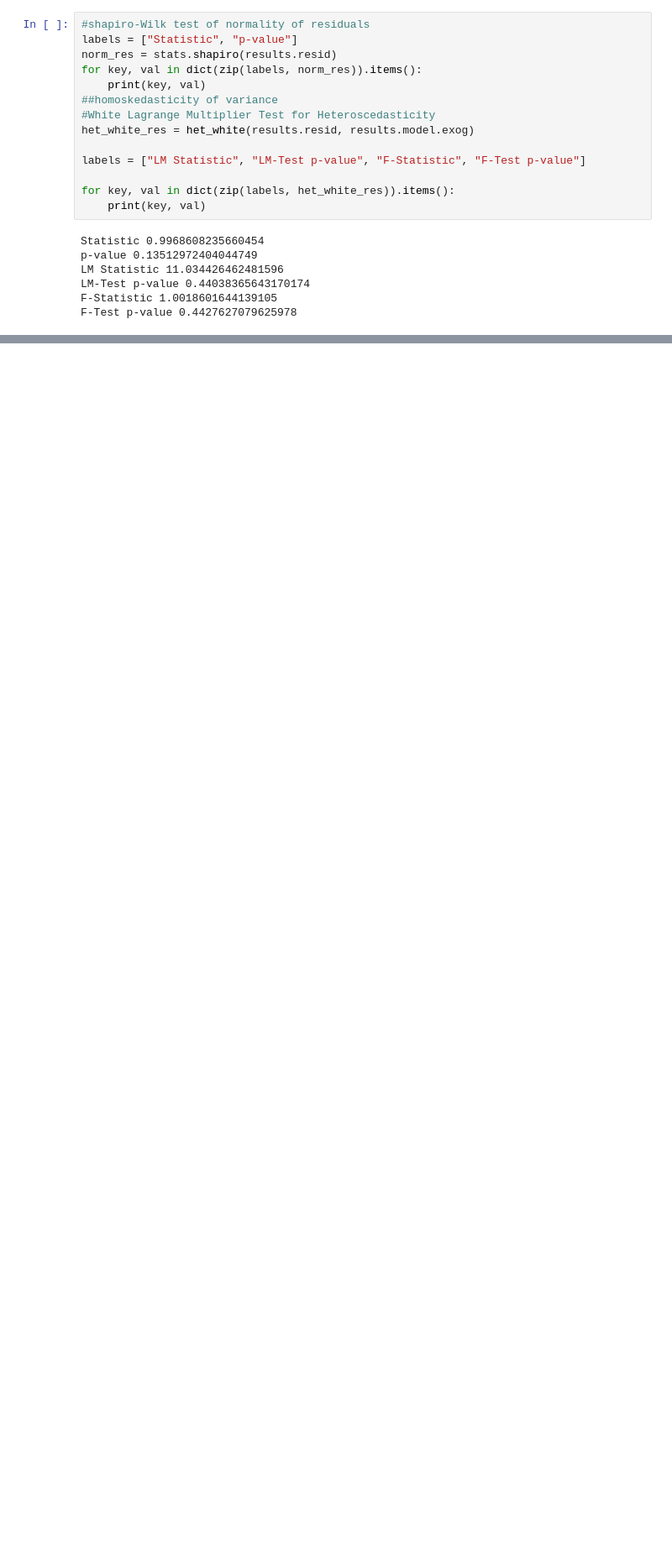
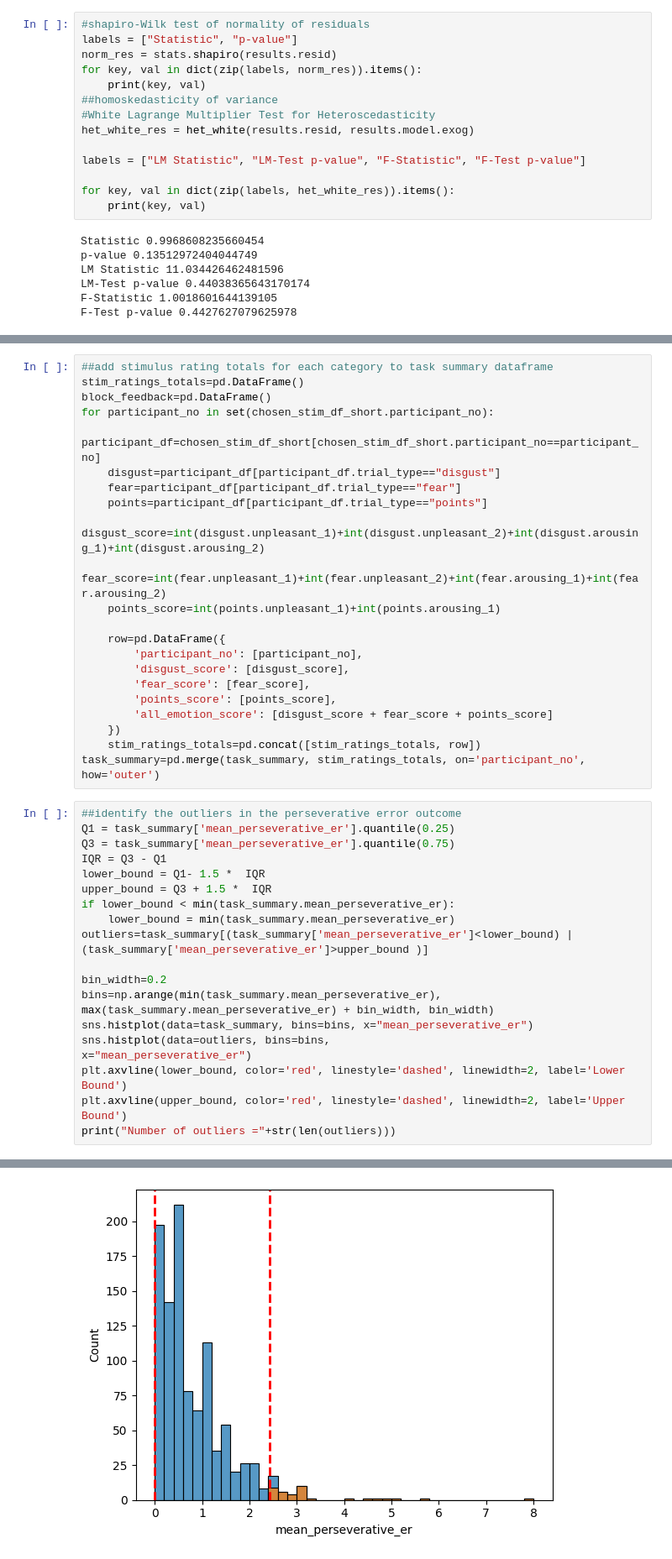
Before and after one commit to emilybagley/disgust_reversal_learning-stage2, a Jupyter notebook: model_agnostic_analyses/3_exploratory_analyses.ipynb, the cells around one changed output, grey strips where cells are left out. Shown at 84% size. Drawn from its saved outputs; the diff is of its cells as text; blank space fills up the shorter version.

```diff
--- a/model_agnostic_analyses/3_exploratory_analyses.ipynb
+++ b/model_agnostic_analyses/3_exploratory_analyses.ipynb
@@ -476,0 +484,42 @@ F-Test p-value 0.4427627079625978
+# %%
+##add stimulus rating totals for each category to task summary dataframe
+stim_ratings_totals=pd.DataFrame()
+block_feedback=pd.DataFrame()
+for participant_no in set(chosen_stim_df_short.participant_no):
+    participant_df=chosen_stim_df_short[chosen_stim_df_short.participant_no==participant_no]
+    disgust=participant_df[participant_df.trial_type=="disgust"]
+    fear=participant_df[participant_df.trial_type=="fear"]
+    points=participant_df[participant_df.trial_type=="points"]
+    disgust_score=int(disgust.unpleasant_1)+int(disgust.unpleasant_2)+int(disgust.arousing_1)+int(disgust.arousing_2)
+    fear_score=int(fear.unpleasant_1)+int(fear.unpleasant_2)+int(fear.arousing_1)+int(fear.arousing_2)
+    points_score=int(points.unpleasant_1)+int(points.arousing_1)
+
+    row=pd.DataFrame({
+        'participant_no': [participant_no],
+        'disgust_score': [disgust_score],
+        'fear_score': [fear_score],
+        'points_score': [points_score],
+        'all_emotion_score': [disgust_score + fear_score + points_score]
+    })
+    stim_ratings_totals=pd.concat([stim_ratings_totals, row])
+task_summary=pd.merge(task_summary, stim_ratings_totals, on='participant_no', how='outer')
+# %%
+##identify the outliers in the perseverative error outcome
+Q1 = task_summary['mean_perseverative_er'].quantile(0.25)
+Q3 = task_summary['mean_perseverative_er'].quantile(0.75)
+IQR = Q3 - Q1
+lower_bound = Q1- 1.5 *  IQR
+upper_bound = Q3 + 1.5 *  IQR
+if lower_bound < min(task_summary.mean_perseverative_er):
+    lower_bound = min(task_summary.mean_perseverative_er)
+outliers=task_summary[(task_summary['mean_perseverative_er']<lower_bound) | (task_summary['mean_perseverative_er']>upper_bound )]
+
+bin_width=0.2
+bins=np.arange(min(task_summary.mean_perseverative_er), max(task_summary.mean_perseverative_er) + bin_width, bin_width)
+sns.histplot(data=task_summary, bins=bins, x="mean_perseverative_er")
+sns.histplot(data=outliers, bins=bins,
+x="mean_perseverative_er")
+plt.axvline(lower_bound, color='red', linestyle='dashed', linewidth=2, label='Lower Bound')
+plt.axvline(upper_bound, color='red', linestyle='dashed', linewidth=2, label='Upper Bound')
+print("Number of outliers ="+str(len(outliers)))
+# %% [output]
@@ -476,0 +527 @@ F-Test p-value 0.4427627079625978
+[figure, added]
```
Also changed, not shown: parts of 50 cells of this notebook, 9 other files.
